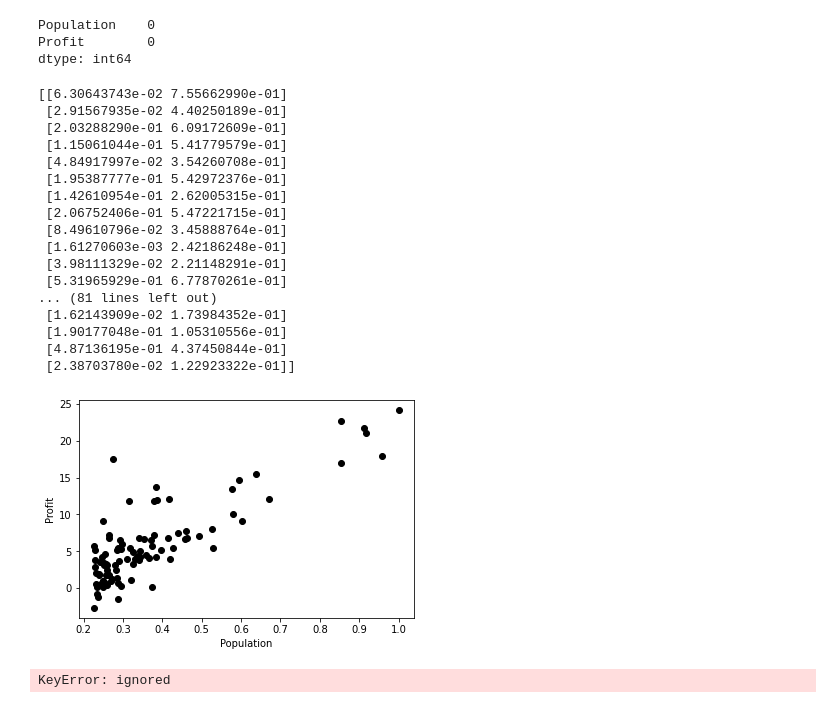
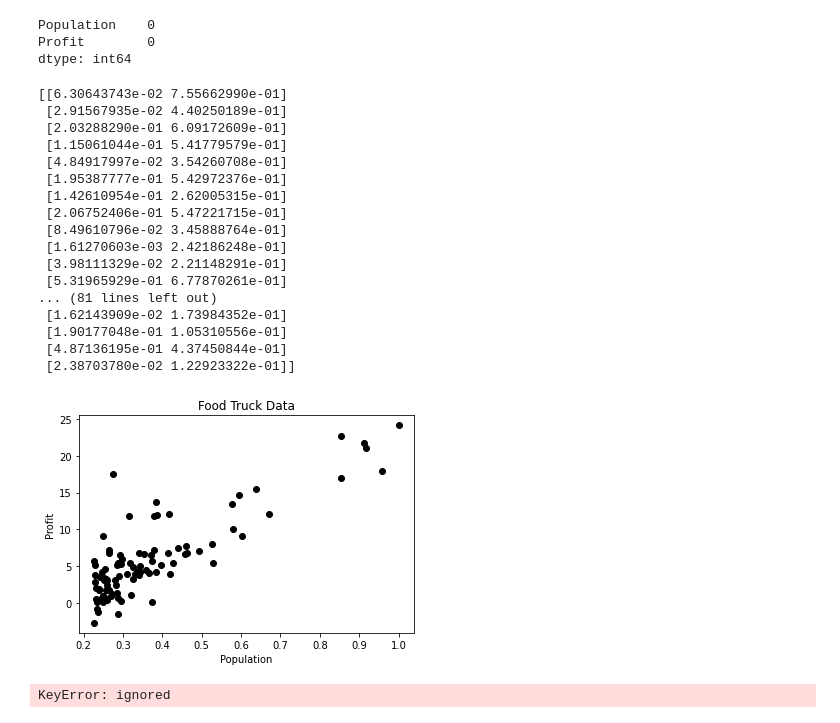
Before and after one commit to mollym55/CS5262-Week8, a Jupyter notebook: Week08_Miller_millemh2.ipynb, the cells around one changed output. Saved outputs shown, nothing was run; the diff lists cells and outputs as text; code cells hidden in the pictures.

```diff
--- a/Week08_Miller_millemh2.ipynb
+++ b/Week08_Miller_millemh2.ipynb
@@ -44,29 +44,30 @@ x_data /= np.max(x_data)
 # %%
 scaler = MinMaxScaler()
 scaled = scaler.fit_transform(fd)
 print(scaled)
 plt.plot(x_data, y_data, 'o', color='black');
+plt.title("Food Truck Data")
 plt.xlabel("Population")
 plt.ylabel("Profit");
 # %% [output]
 [[6.30643743e-02 7.55662990e-01]
  [2.91567935e-02 4.40250189e-01]
  [2.03288290e-01 6.09172609e-01]
  [1.15061044e-01 5.41779579e-01]
  [4.84917997e-02 3.54260708e-01]
  [1.95387777e-01 5.42972376e-01]
  [1.42610954e-01 2.62005315e-01]
  [2.06752406e-01 5.47221715e-01]
  [8.49610796e-02 3.45888764e-01]
  [1.61270603e-03 2.42186248e-01]
  [3.98111329e-02 2.21148291e-01]
  [5.31965929e-01 6.77870261e-01]
 ... (81 lines left out)
  [1.62143909e-02 1.73984352e-01]
  [1.90177048e-01 1.05310556e-01]
  [4.87136195e-01 4.37450844e-01]
  [2.38703780e-02 1.22923322e-01]]
-[figure, old version]
+[figure, new version]
 # %%
 x_data = np.hstack((np.ones_like(x_data), x_data))
 # %%
```
Also changed, not shown: parts of 3 cells of this notebook.
